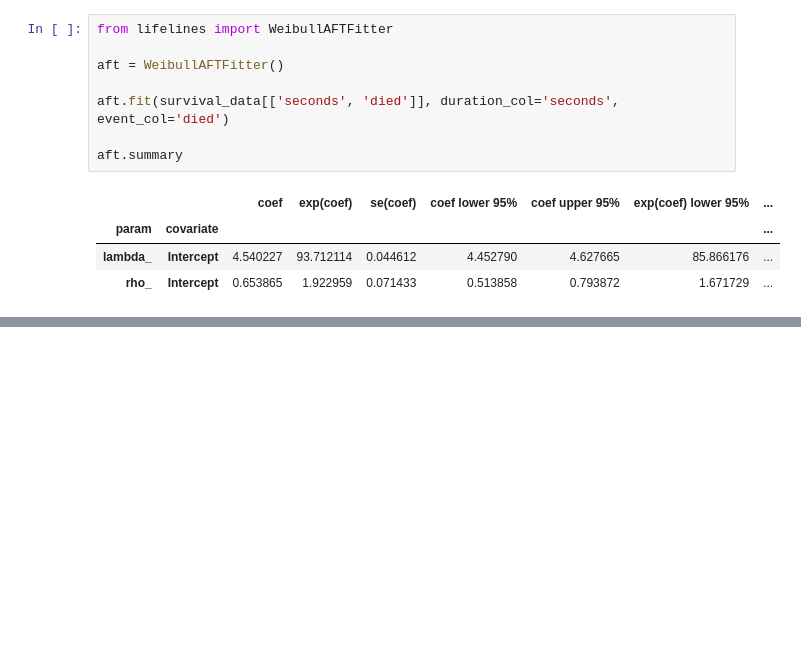
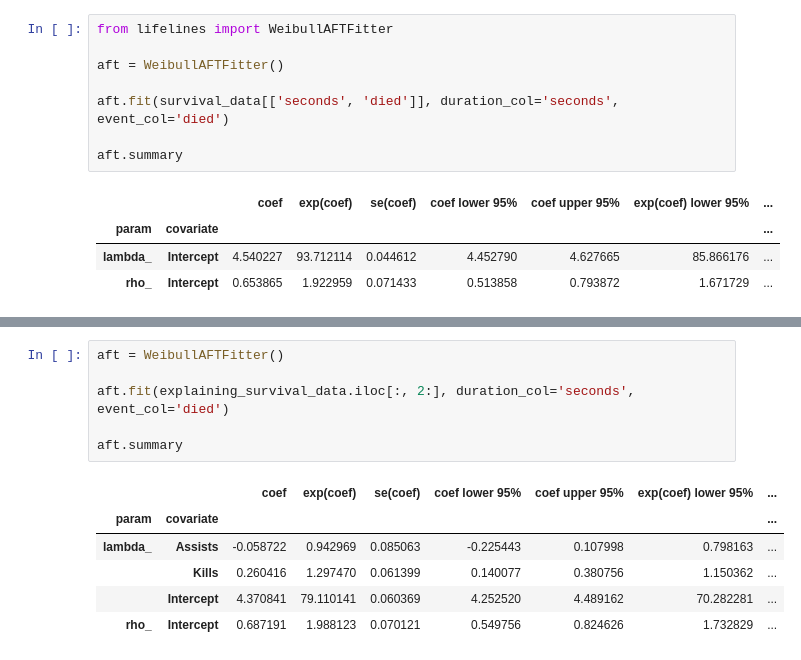
Before and after one commit to dickinsonmatt/counter-strike, a Jupyter notebook: survival_analysis.ipynb, the cells around one changed output, grey strips where cells are left out. Drawn from its saved outputs; the diff is of its cells as text; blank space fills up the shorter version.

```diff
--- a/survival_analysis.ipynb
+++ b/survival_analysis.ipynb
@@ -388,0 +416,13 @@ aft.summary
+# %%
+aft = WeibullAFTFitter()
+
+aft.fit(explaining_survival_data.iloc[:, 2:], duration_col='seconds', event_col='died')
+
+aft.summary
+# %% [output]
+|  |  | coef | exp(coef) | se(coef) | coef lower 95% | coef upper 95% | exp(coef) lower 95% | ... |
+| param | covariate |  |  |  |  |  |  | ... |
+| lambda_ | Assists | -0.058722 | 0.942969 | 0.085063 | -0.225443 | 0.107998 | 0.798163 | ... |
+|  | Kills | 0.260416 | 1.297470 | 0.061399 | 0.140077 | 0.380756 | 1.150362 | ... |
+|  | Intercept | 4.370841 | 79.110141 | 0.060369 | 4.252520 | 4.489162 | 70.282281 | ... |
+| rho_ | Intercept | 0.687191 | 1.988123 | 0.070121 | 0.549756 | 0.824626 | 1.732829 | ... |
```
Also changed, not shown: parts of 10 cells of this notebook, 2 other files.
